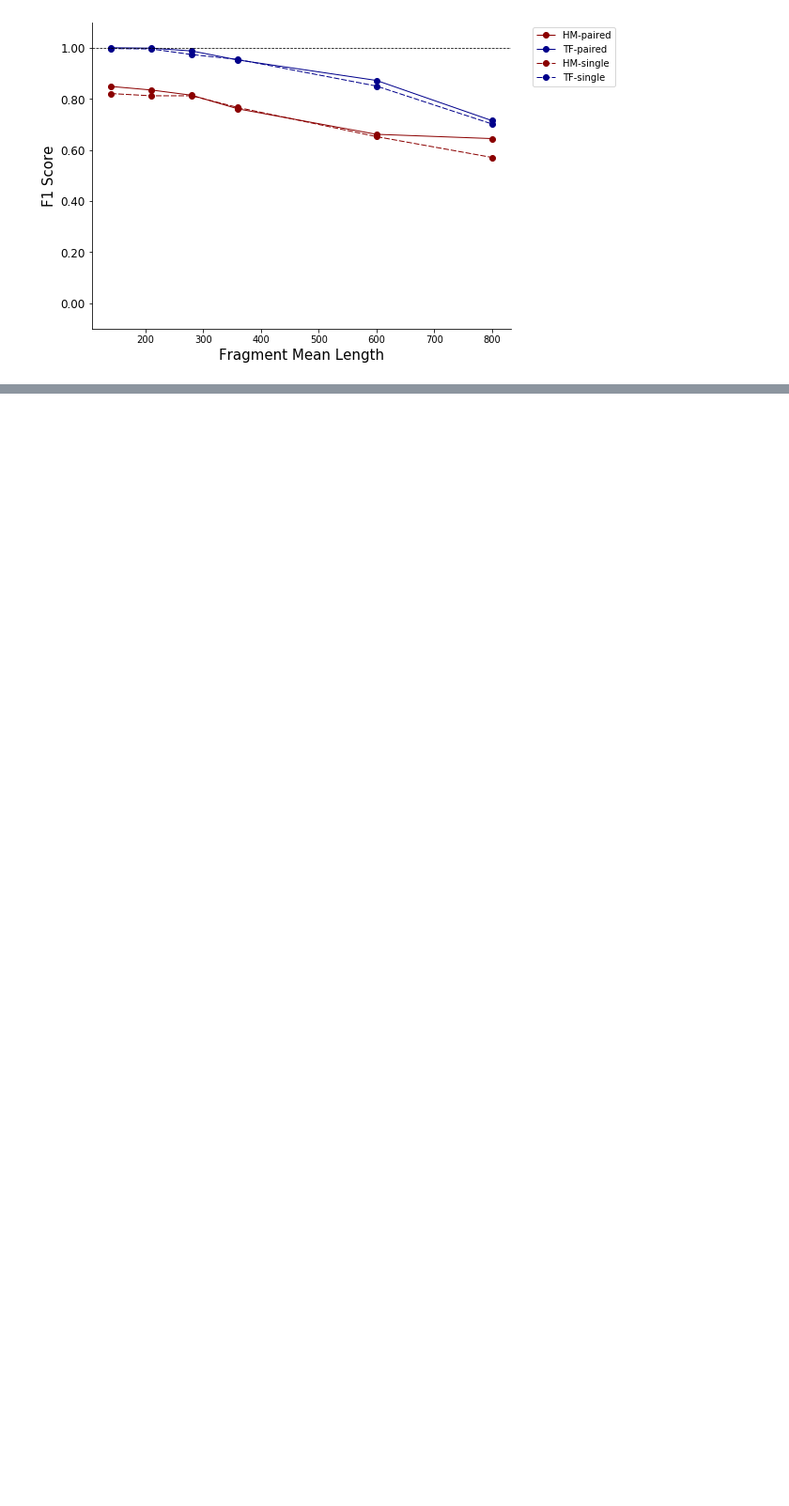
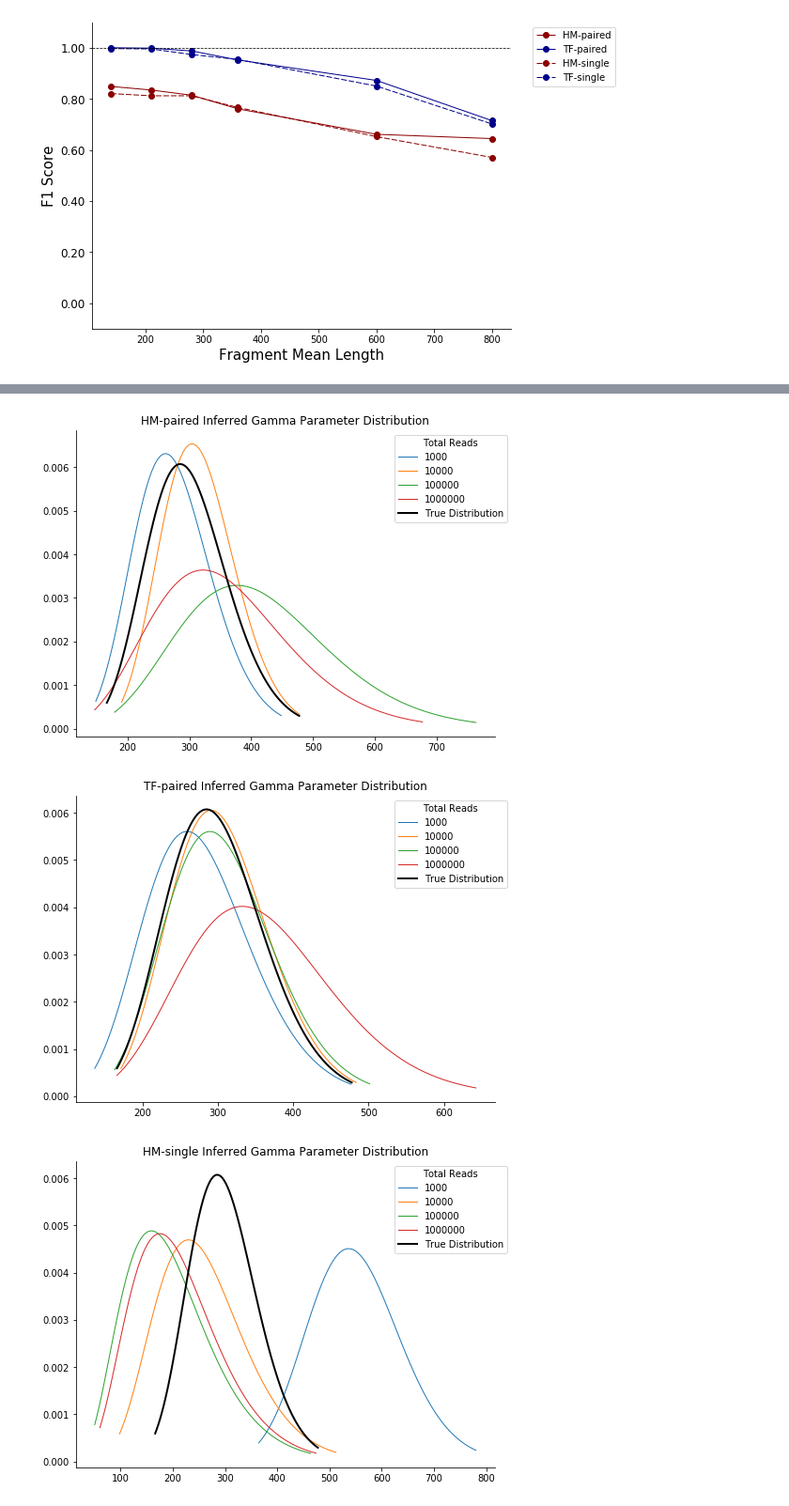
Before and after one commit to mlamkin7/ChIPmunk, a Jupyter notebook: paper-analyses/workflows/fig2-params/Params-analysis.ipynb, the cells around one changed output, grey strips where cells are left out. Shown at 94% size. Cells and saved outputs as stored; diff of their text form; code cells hidden in the pictures; blank space fills up the shorter version.

```diff
--- a/paper-analyses/workflows/fig2-params/Params-analysis.ipynb
+++ b/paper-analyses/workflows/fig2-params/Params-analysis.ipynb
@@ -306,0 +286,42 @@ TF-single
+# %%
+def inferred_dist(factor):
+    fig = plt.figure()
+    fig.set_size_inches((8, 6))
+    ax = fig.add_subplot(111)
+    inferred_means = []
+
+    for i, readnum in enumerate(readnums):
+        with open(FMLDIR + "params/" + factor + "_simlearn-numreads%i.json"%readnum) as f:
+            data = json.load(f)
+            k = data["frag"]["k"]
+            theta = data["frag"]["theta"]
+
+            x = np.linspace(gamma.ppf(0.01,k,scale=theta),
+                            gamma.ppf(0.99,k,scale=theta),100)
+            ax.plot(x, gamma.pdf(x,k,scale=theta), linewidth=1, label=readnum)
+
+    # true parameters
+    ftype = factor.split('-')[0]
+    k = true_params[ftype][0]
+    theta = true_params[ftype][1]
+    x = np.linspace(gamma.ppf(0.01,k,scale=theta),
+                gamma.ppf(0.99,k,scale=theta),100)
+    ax.plot(x, gamma.pdf(x,k,scale=theta), linewidth=2, label="True Distribution", color="Black")
+    ax.spines['right'].set_visible(False)
+    ax.spines['top'].set_visible(False)
+    ax.yaxis.set_ticks_position('left')
+    ax.xaxis.set_ticks_position('bottom')
+    ax.set_title("%s Inferred Gamma Parameter Distribution"%factor)
+    #ax.set_xlabel("Log10 Number of Reads", size=15)
+    #ax.set_ylabel("Inferred Mean")
+
+    ax.legend(bbox_to_anchor=(1.04, 1), title="Total Reads", loc="upper right");
+    #fig.savefig(os.path.join(PDFDIR, "Fig2a_readnum_%s_ParamsAnalysis.pdf"%yvar))
+    return
+
+for factor in fdash.keys():
+    inferred_dist(factor)
+# %% [output]
+[figure, added]
+[figure, added]
+[figure, added]
```
Also changed, not shown: parts of 4 cells of this notebook.
